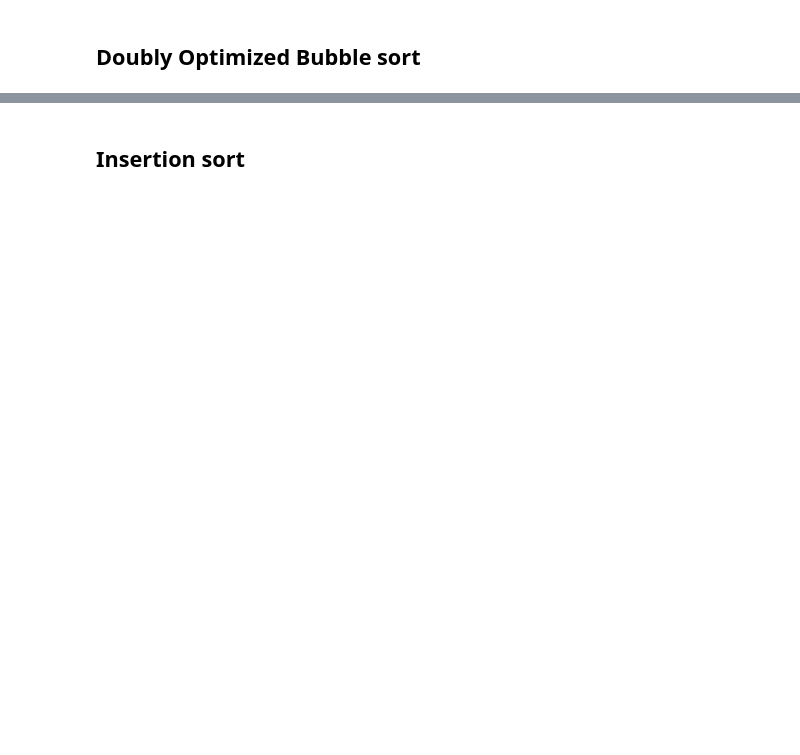
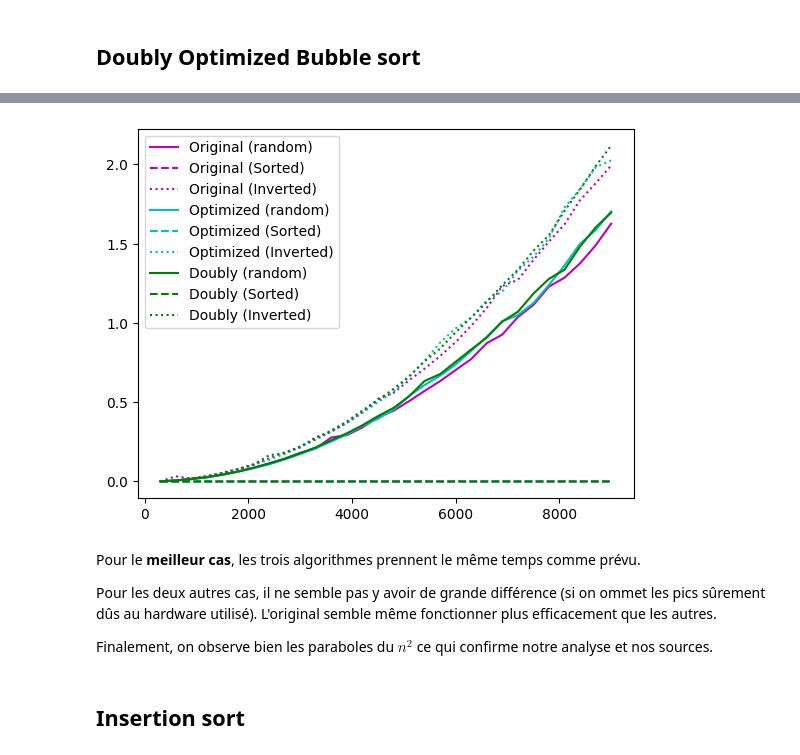
Before and after one commit to zshelali/projet-it4-complexity, a Jupyter notebook: TP - 2023 - Time Complexity sorting algorithms.ipynb, the cells around one changed output, grey strips where cells are left out. Drawn from its saved outputs; the diff is of its cells as text; code cells hidden in the pictures; blank space fills up the shorter version.

```diff
--- a/TP - 2023 - Time Complexity sorting algorithms.ipynb
+++ b/TP - 2023 - Time Complexity sorting algorithms.ipynb
@@ -274,3 +291,16 @@ Elapsed time: 0.0000038750 seconds
+# %%
+executerTri(bubble_sort, 'm', 'Original', 30, 300)
+executerTri(optimized_bubble_sort, 'c', 'Optimized', 30, 300)
+executerTri(doubly_optimized_bubble_sort, 'g', 'Doubly', 30, 300)
+# %% [output]
+[figure, added]
+# %% [markdown]
+Pour le **meilleur cas**, les trois algorithmes prennent le même temps comme prévu.
+
+Pour les deux autres cas, il ne semble pas y avoir de grande différence (si on ommet les pics sûrement dûs au hardware utilisé).
+L'original semble même fonctionner plus efficacement que les autres.
+
+Finalement, on observe bien les paraboles du $n^2$ ce qui confirme notre analyse et nos sources.
 # %% [markdown]
 ## Insertion sort
 # %%
```
Also changed, not shown: parts of 30 cells of this notebook, 2 other files.
